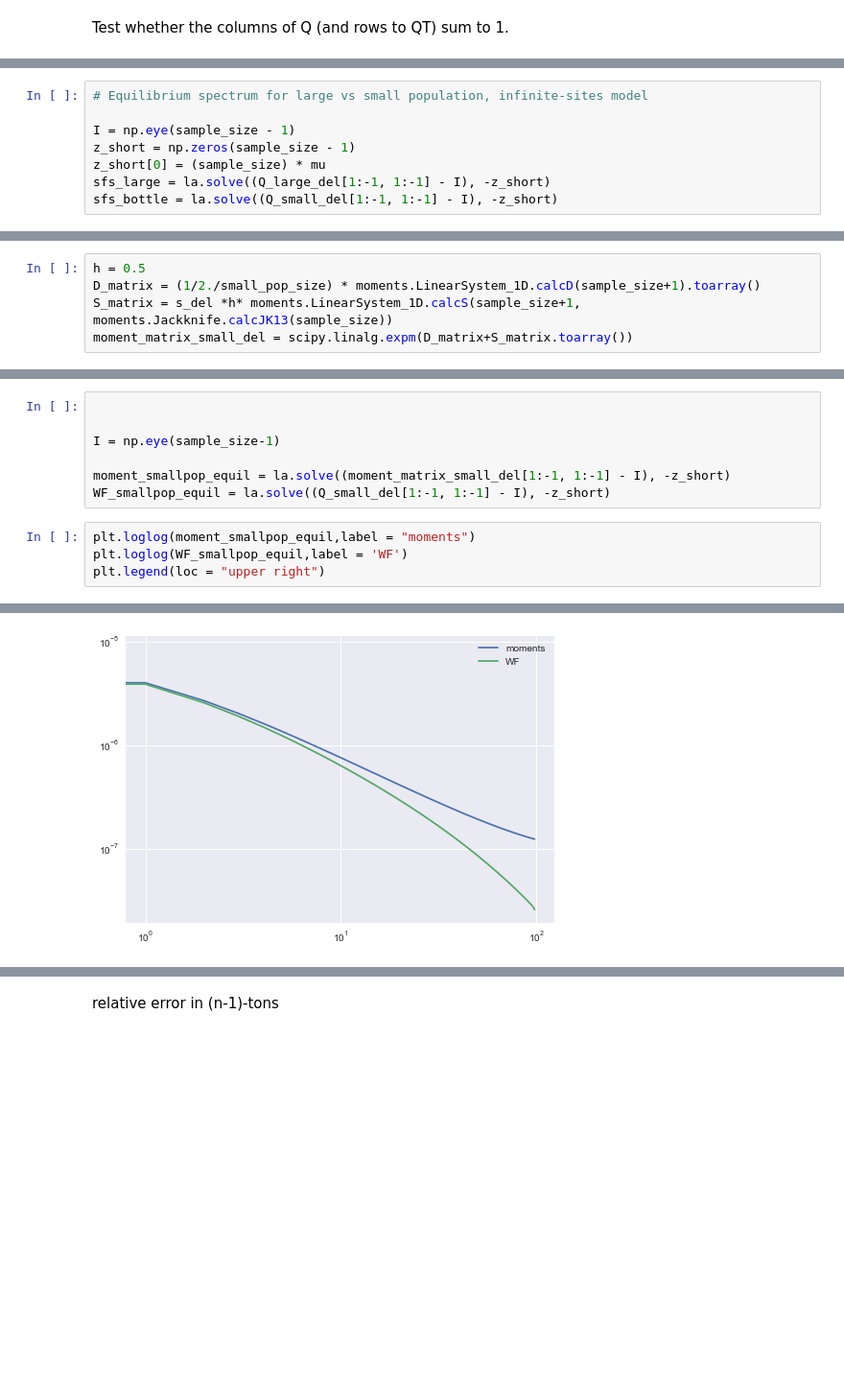
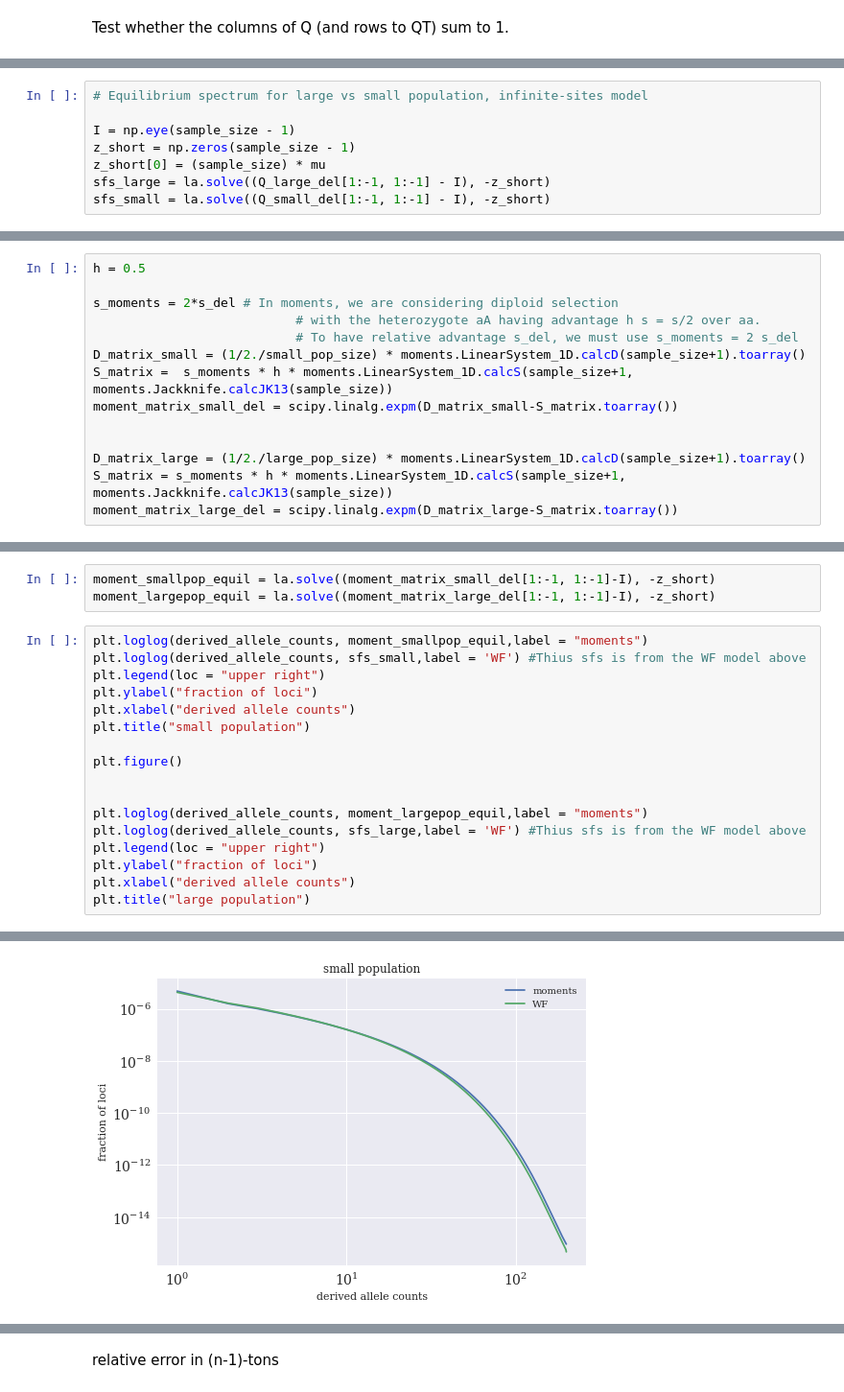
Before and after one commit to ivan-krukov/taming-strong-selection, a Jupyter notebook: src/example_analyses.ipynb, the cells around one changed output, grey strips where cells are left out. Shown at 96% size. Drawn from its saved outputs; the diff is of its cells as text; blank space fills up the shorter version.

```diff
--- a/src/example_analyses.ipynb
+++ b/src/example_analyses.ipynb
@@ -134,5 +143,5 @@ I = np.eye(sample_size - 1)
 z_short = np.zeros(sample_size - 1)
 z_short[0] = (sample_size) * mu
 sfs_large = la.solve((Q_large_del[1:-1, 1:-1] - I), -z_short)
-sfs_bottle = la.solve((Q_small_del[1:-1, 1:-1] - I), -z_short)
+sfs_small = la.solve((Q_small_del[1:-1, 1:-1] - I), -z_short)
 # %%
@@ -166,7 +185,16 @@ To get the equilibrium value, note that these are instantaneous rates, so that w
 $$\lim_{k\rightarrow \infty}(I+ (D+S)/k)^k = e^{D+S}$$
 # %%
 h = 0.5
-D_matrix = (1/2./small_pop_size) * moments.LinearSystem_1D.calcD(sample_size+1).toarray()
-S_matrix = s_del *h* moments.LinearSystem_1D.calcS(sample_size+1, moments.Jackknife.calcJK13(sample_size))
-moment_matrix_small_del = scipy.linalg.expm(D_matrix+S_matrix.toarray())
+
+s_moments = 2*s_del # In moments, we are considering diploid selection
+                           # with the heterozygote aA having advantage h s = s/2 over aa.
+                           # To have relative advantage s_del, we must use s_moments = 2 s_del
+D_matrix_small = (1/2./small_pop_size) * moments.LinearSystem_1D.calcD(sample_size+1).toarray()
+S_matrix =  s_moments * h * moments.LinearSystem_1D.calcS(sample_size+1, moments.Jackknife.calcJK13(sample_size))
+moment_matrix_small_del = scipy.linalg.expm(D_matrix_small-S_matrix.toarray())
+
+
+D_matrix_large = (1/2./large_pop_size) * moments.LinearSystem_1D.calcD(sample_size+1).toarray()
+S_matrix = s_moments * h * moments.LinearSystem_1D.calcS(sample_size+1, moments.Jackknife.calcJK13(sample_size))
+moment_matrix_large_del = scipy.linalg.expm(D_matrix_large-S_matrix.toarray())
 # %% [markdown]
@@ -174,12 +216,21 @@ We'll assume here that mutations in both models are introduced once per generati
 # %%
-
-
-I = np.eye(sample_size-1)
-
-moment_smallpop_equil = la.solve((moment_matrix_small_del[1:-1, 1:-1] - I), -z_short)
-WF_smallpop_equil = la.solve((Q_small_del[1:-1, 1:-1] - I), -z_short)
+moment_smallpop_equil = la.solve((moment_matrix_small_del[1:-1, 1:-1]-I), -z_short)
+moment_largepop_equil = la.solve((moment_matrix_large_del[1:-1, 1:-1]-I), -z_short)
 # %%
-plt.loglog(moment_smallpop_equil,label = "moments")
-plt.loglog(WF_smallpop_equil,label = 'WF')
+plt.loglog(derived_allele_counts, moment_smallpop_equil,label = "moments")
+plt.loglog(derived_allele_counts, sfs_small,label = 'WF') #Thius sfs is from the WF model above
 plt.legend(loc = "upper right")
+plt.ylabel("fraction of loci")
+plt.xlabel("derived allele counts")
+plt.title("small population")
+
+plt.figure()
+
+
+plt.loglog(derived_allele_counts, moment_largepop_equil,label = "moments")
+plt.loglog(derived_allele_counts, sfs_large,label = 'WF') #Thius sfs is from the WF model above
+plt.legend(loc = "upper right")
+plt.ylabel("fraction of loci")
+plt.xlabel("derived allele counts")
+plt.title("large population")
 # %% [output]
@@ -187 +238 @@ plt.legend(loc = "upper right")
-[figure, old version]
+[figure, new version]
```
Also changed, not shown: parts of 52 cells of this notebook.
